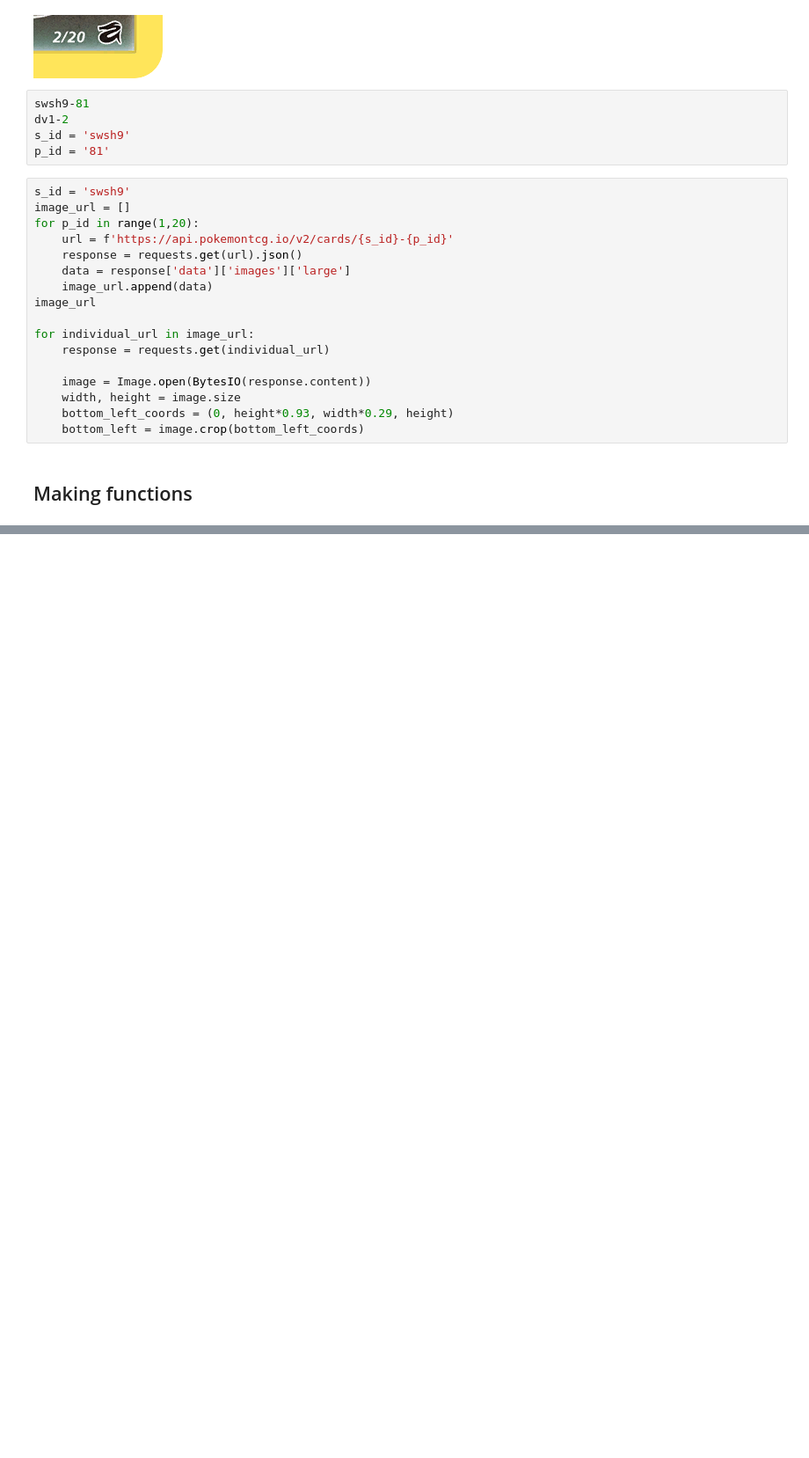
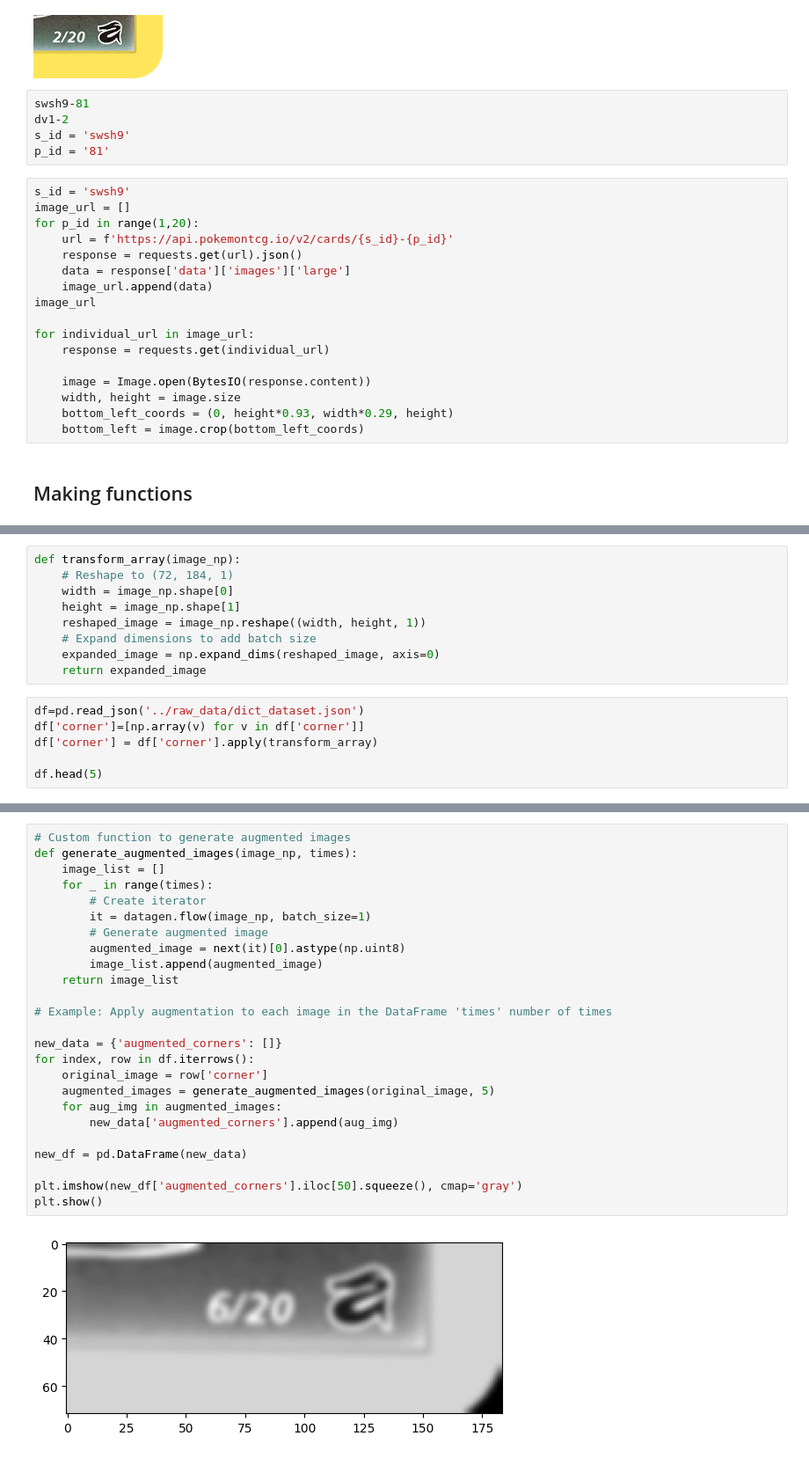
Before and after one commit to AoesJP/project_pokereader, a Jupyter notebook: notebooks/emilia_notebook.ipynb, the cells around one changed output, grey strips where cells are left out. Shown at 88% size. Cells and saved outputs as stored; diff of their text form; blank space fills up the shorter version.

Commit message:
created module for augmentation

```diff
--- a/notebooks/emilia_notebook.ipynb
+++ b/notebooks/emilia_notebook.ipynb
@@ -205,0 +164,15 @@ KeyError: 'data'
+# %%
+def transform_array(image_np):
+    # Reshape to (72, 184, 1)
+    width = image_np.shape[0]
+    height = image_np.shape[1]
+    reshaped_image = image_np.reshape((width, height, 1))
+    # Expand dimensions to add batch size
+    expanded_image = np.expand_dims(reshaped_image, axis=0)
+    return expanded_image
+# %%
+df=pd.read_json('../raw_data/dict_dataset.json')
+df['corner']=[np.array(v) for v in df['corner']]
+df['corner'] = df['corner'].apply(transform_array)
+
+df.head(5)
@@ -205,0 +223,27 @@ KeyError: 'data'
+# %%
+# Custom function to generate augmented images
+def generate_augmented_images(image_np, times):
+    image_list = []
+    for _ in range(times):
+        # Create iterator
+        it = datagen.flow(image_np, batch_size=1)
+        # Generate augmented image
+        augmented_image = next(it)[0].astype(np.uint8)
+        image_list.append(augmented_image)
+    return image_list
+
+# Example: Apply augmentation to each image in the DataFrame 'times' number of times
+
+new_data = {'augmented_corners': []}
+for index, row in df.iterrows():
+    original_image = row['corner']
+    augmented_images = generate_augmented_images(original_image, 5)
+    for aug_img in augmented_images:
+        new_data['augmented_corners'].append(aug_img)
+
+new_df = pd.DataFrame(new_data)
+
+plt.imshow(new_df['augmented_corners'].iloc[50].squeeze(), cmap='gray')
+plt.show()
+# %% [output]
+[figure, added]
```
Also changed, not shown: parts of 20 cells of this notebook, 1 other file.
